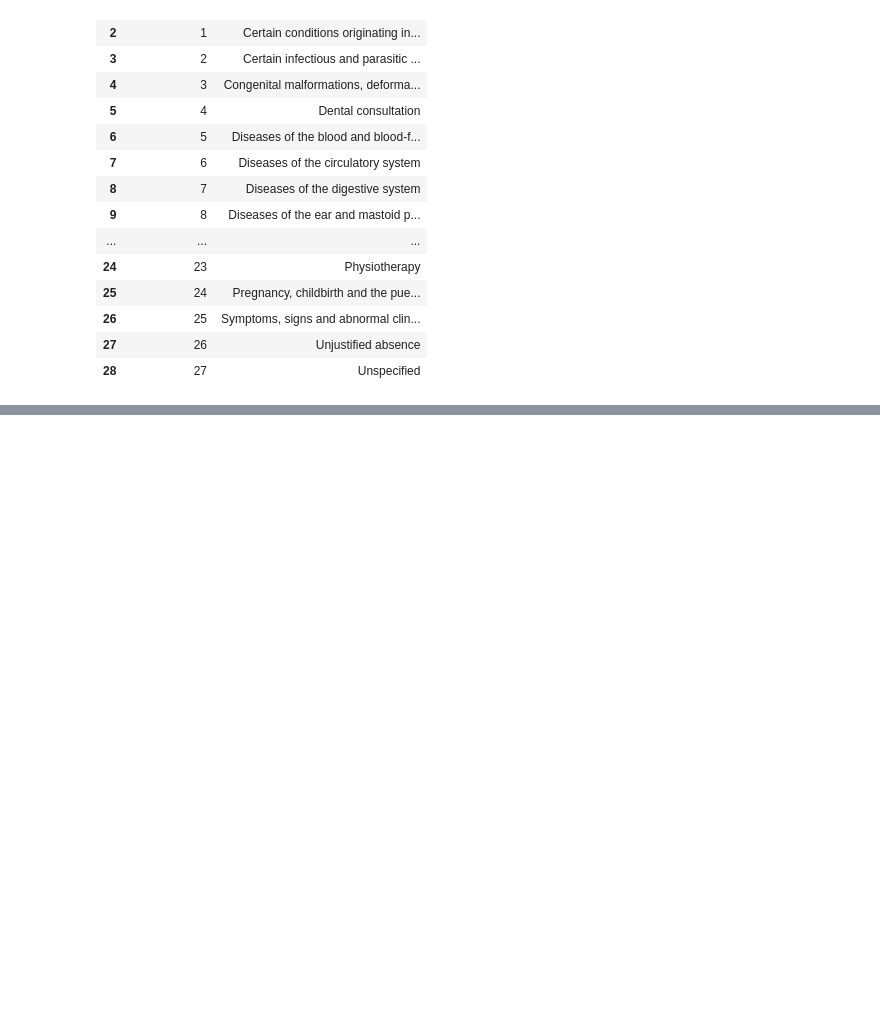
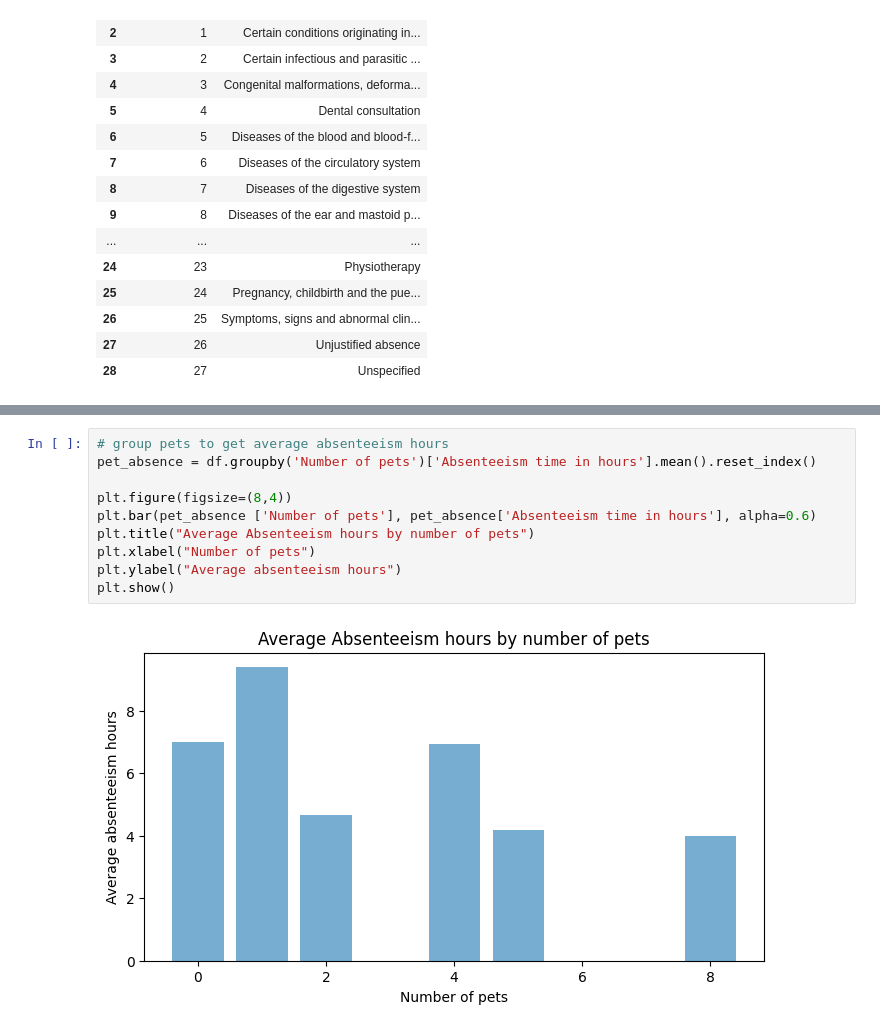
Before and after one commit to Tyler-Johnston/Absentee-Analysis, a Jupyter notebook: Group10_DMI_2526.ipynb, the cells around one changed output, grey strips where cells are left out. Drawn from its saved outputs; the diff is of its cells as text; blank space fills up the shorter version.

```diff
--- a/Group10_DMI_2526.ipynb
+++ b/Group10_DMI_2526.ipynb
@@ -127,0 +131,12 @@ plt.show()
+# %%
+# group pets to get average absenteeism hours
+pet_absence = df.groupby('Number of pets')['Absenteeism time in hours'].mean().reset_index()
+
+plt.figure(figsize=(8,4))
+plt.bar(pet_absence ['Number of pets'], pet_absence['Absenteeism time in hours'], alpha=0.6)
+plt.title("Average Absenteeism hours by number of pets")
+plt.xlabel("Number of pets")
+plt.ylabel("Average absenteeism hours")
+plt.show()
+# %% [output]
+[figure, added]
```
Also changed, not shown: parts of 2 cells of this notebook.
